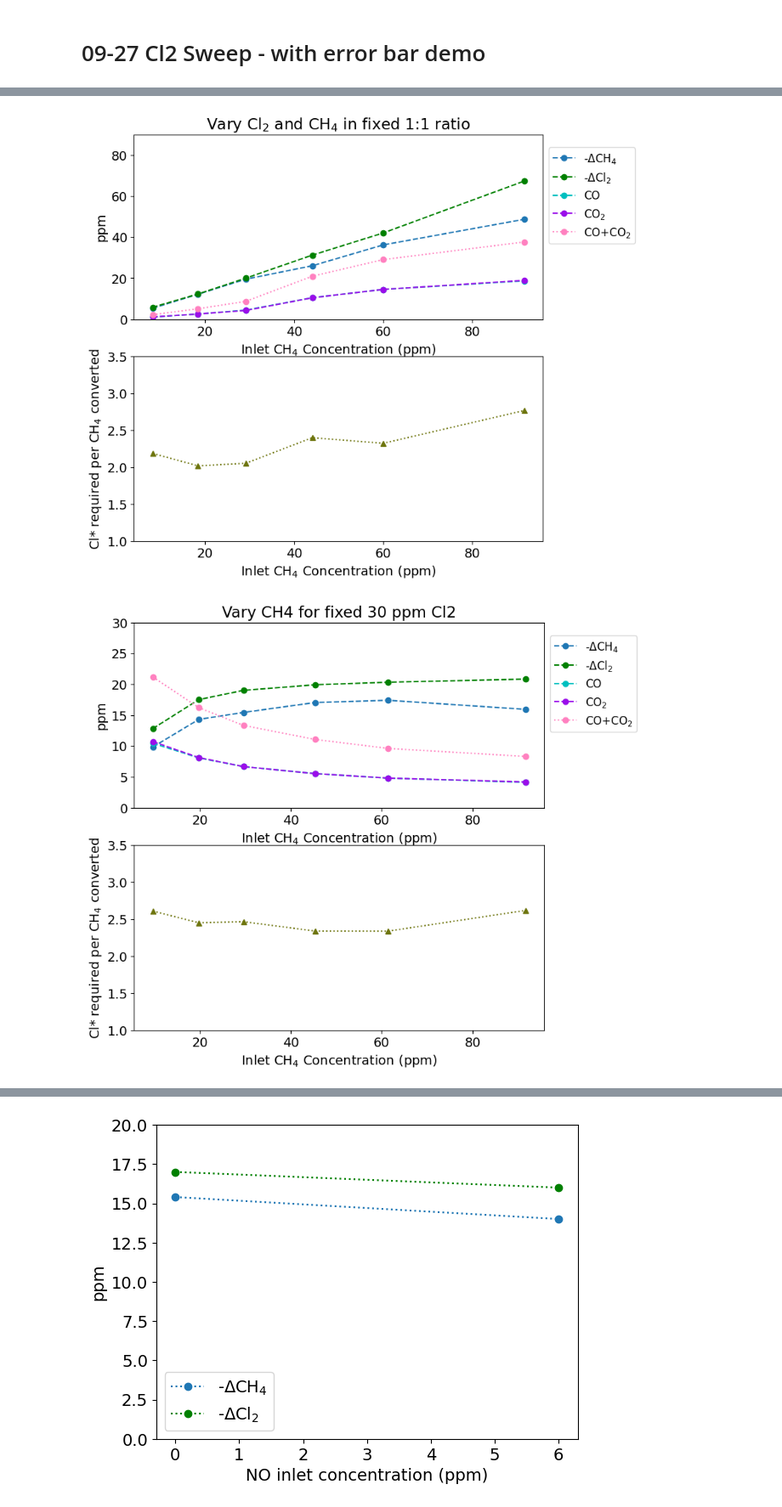
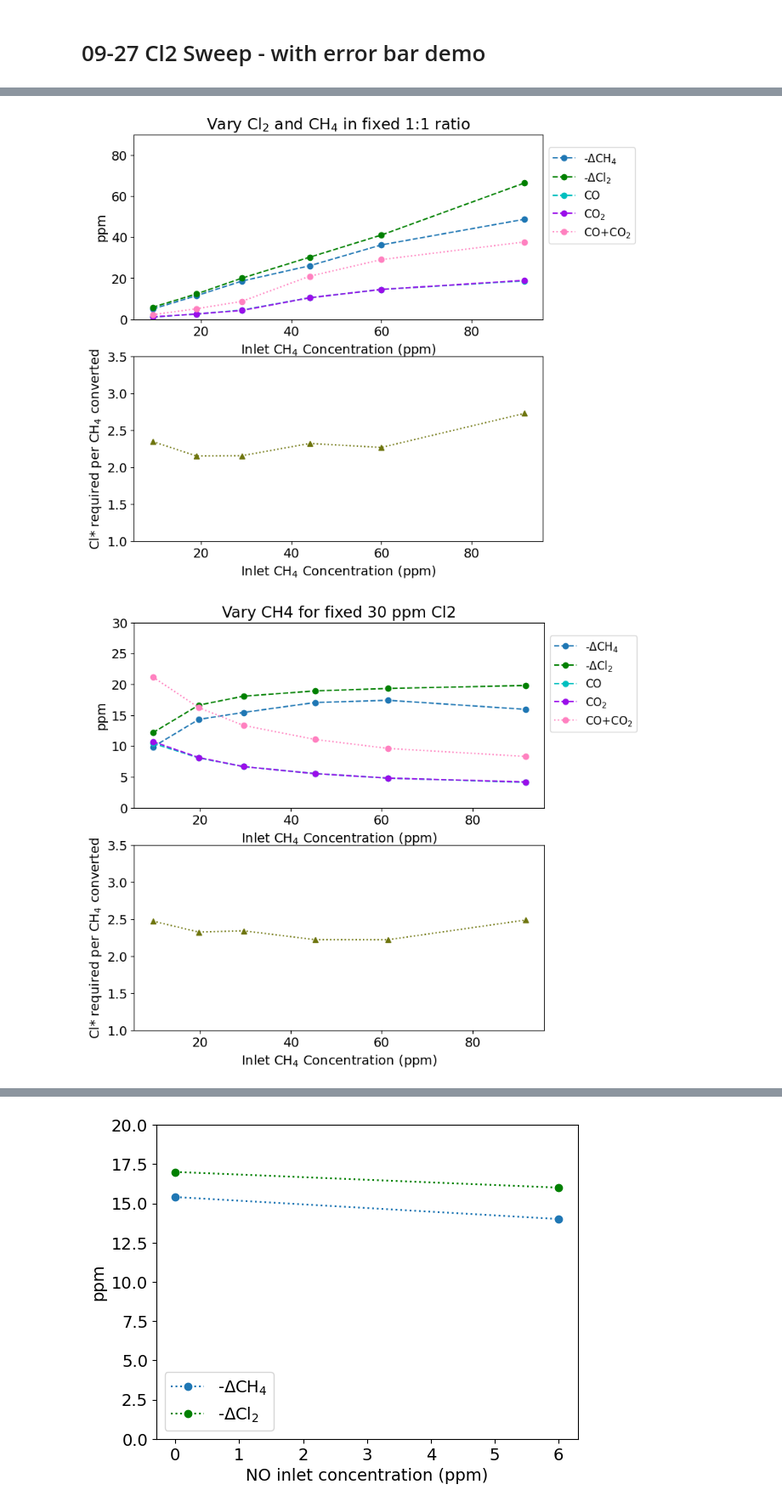
Before and after one commit to richardsrandall/Fall-2024-Cl2, a Jupyter notebook: 09-29 Cl2 Campaign Redo 1/09-29_plot_cl2_data.ipynb, the cells around one changed output, grey strips where cells are left out. Shown at 85% size. Drawn from its saved outputs; the diff is of its cells as text; code cells hidden in the pictures.

```diff
--- a/09-29 Cl2 Campaign Redo 1/09-29_plot_cl2_data.ipynb
+++ b/09-29 Cl2 Campaign Redo 1/09-29_plot_cl2_data.ipynb
@@ -167,9 +173,9 @@ conversion_data = all_conversion_data[all_conversion_data["experiment_name"].isi
 conversion_data = conversion_data[(conversion_data["experiment_name"]!="09-19-24 Vary Cl2 (5-30 ppm) at Fixed CH4") | (abs(conversion_data["Cl2 LabJack: Cl2 Node A (ppm) baseline"]-30)<2)]
 conversion_data=conversion_data.sort_values(by='Cl2 LabJack: Cl2 Node A (ppm) baseline',ascending=True)
 
-conversion_data=conversion_data.sort_values(by='FTIR: CH4 (ppm) baseline',ascending=True)
-ch4_conversions = conversion_data['FTIR: CH4 (ppm) conversion']
-inlet_ch4 = conversion_data['FTIR: CH4 (ppm) baseline']
+conversion_data=conversion_data.sort_values(by='Selected: CH4 (ppm) baseline',ascending=True)
+ch4_conversions = conversion_data['Selected: CH4 (ppm) conversion']
+inlet_ch4 = conversion_data['Selected: CH4 (ppm) baseline']
 start_times = conversion_data['start_time']
 
 # Extract the means for each bypass period
@@ -179,11 +185,13 @@ co = [float(means[means.closest_start_time==t]['FTIR: CO (ppm)']) for t in start
 
 # Calculate the chlorine conversions -- either raw, or taking the conversion from the nodes but taking the baseline value from the MFC setpoint
 if not use_nominal_cl2:
+    inlet_cl2 = conversion_data['Cl2 LabJack: Cl2 Node A (ppm) baseline']
     cl2_conversions = conversion_data['Cl2 LabJack: Cl2 Node A (ppm) conversion']
 else:
     tanks = [(100 if ('10-20' in name) or ('5-30' in name) else 1000) for name in conversion_data['experiment_name']]
     nom_cl2 = [(tank/200.0)*float(means[means.closest_start_time==t]['Cl2 MFC: Setpoint Entry']) for t,tank in zip(start_times,tanks)]
     cl2_conversions = [conv*(nom/baseline) for nom,conv,baseline in zip(nom_cl2,conversion_data['Cl2 LabJack: Cl2 Node A (ppm) conversion'],conversion_data['Cl2 LabJack: Cl2 Node A (ppm) baseline'])]
+    inlet_cl2 = nom_cl2
 #print(nom_cl2,'\n',list(conversion_data['Cl2 LabJack: Cl2 Node A (ppm) baseline']),'\n',list(conversion_data['Cl2 LabJack: Cl2 Node A (ppm) conversion']),'\n',cl2_conversions)
 
 # Setup subplots
@@ -196,6 +204,8 @@ ax1.plot(inlet_ch4,cl2_conversions,label='-$\Delta$Cl$_2$',color='g',marker='o',
 ax1.plot(inlet_ch4,co,label='CO',color='c',marker='o',linestyle='--')
 ax1.plot(inlet_ch4,co2,label='CO$_2$',color='xkcd:violet',marker='o',linestyle='--')
 ax1.plot(inlet_ch4,[a+b for a,b in zip(co,co2)],label='CO+CO$_2$',color='xkcd:pink',linestyle=':',marker='o')
+#ax1.plot(inlet_ch4,inlet_cl2,'k*:',label='Inlet Cl2')
+#ax1.plot([0,90],[0,90],'m*:',label='Slope = 1')
 ax1.set_ylabel("ppm")
 ax1.set_xlabel("Inlet CH$_4$ Concentration (ppm)")
 ax1.set_ylim(0,90)
@@ -213,7 +223,7 @@ ax2.set_ylim(1,3.5)
 ax1.set_title("Vary Cl$_2$ and CH$_4$ in fixed 1:1 ratio")
 plt.show()
 # %% [output]
-[figure, old version]
+[figure, new version]
 # %%
 # Very methane for fixed Cl2
 bypass_data = all_bypass_data[all_bypass_data["experiment_name"]=="09-30-24 Sweep CH4 (10-90 ppm)"]
@@ -222,9 +232,9 @@ conversion_data = all_conversion_data[all_conversion_data["experiment_name"]=="0
 #conversion_data = all_conversion_data[all_conversion_data["experiment_name"].str.contains("09-19-24 Sweep 1-to-1 Cl2 and CH4")]
 conversion_data=conversion_data.sort_values(by='Cl2 LabJack: Cl2 Node A (ppm) baseline',ascending=True)
 
-conversion_data=conversion_data.sort_values(by='FTIR: CH4 (ppm) baseline',ascending=True)
-ch4_conversions = conversion_data['FTIR: CH4 (ppm) conversion']
-inlet_ch4 = conversion_data['FTIR: CH4 (ppm) baseline']
+conversion_data=conversion_data.sort_values(by='Selected: CH4 (ppm) baseline',ascending=True)
+ch4_conversions = conversion_data['Selected: CH4 (ppm) conversion']
+inlet_ch4 = conversion_data['Selected: CH4 (ppm) baseline']
 start_times = conversion_data['start_time']
 
 # Extract the means for each bypass period
@@ -240,34 +250,34 @@ else:
     cl2_conversions = [conv*(nom/baseline) for nom,conv,baseline in zip(nom_cl2,conversion_data['Cl2 LabJack: Cl2 Node A (ppm) conversion'],conversion_data['Cl2 LabJack: Cl2 Node A (ppm) baseline'])]
 #print(nom_cl2,'\n',list(conversion_data['Cl2 LabJack: Cl2 Node A (ppm) baseline']),'\n',list(conversion_data['Cl2 LabJack: Cl2 Node A (ppm) conversion']),'\n',cl2_conversions)
 
 # Setup subplots
 plt.rcParams.update({'font.size': 14})
 (fig,(ax1,ax2)) = plt.subplots(nrows=2,figsize=(8,8),sharex=True)
 
 # Make the first plot
 ax1.plot(inlet_ch4,ch4_conversions,label='-$\Delta$CH$_4$',marker='o',linestyle='--')
 ax1.plot(inlet_ch4,cl2_conversions,label='-$\Delta$Cl$_2$',color='g',marker='o',linestyle='--')
 ax1.plot(inlet_ch4,co,label='CO',color='c',marker='o',linestyle='--')
 ax1.plot(inlet_ch4,co2,label='CO$_2$',color='xkcd:violet',marker='o',linestyle='--')
 ax1.plot(inlet_ch4,[a+b for a,b in zip(co,co2)],label='CO+CO$_2$',color='xkcd:pink',linestyle=':',marker='o')
 ax1.set_ylabel("ppm")
 ax1.set_xlabel("Inlet CH$_4$ Concentration (ppm)")
 ax1.set_ylim(0,30)
 ax1.legend(fontsize=12,loc='lower left',bbox_to_anchor=(1,0.38))
 ax1.xaxis.set_tick_params(labelbottom=True)
 
 # Make the second plot
 ch4_per_cl_star = [2*b/a for a,b in zip(ch4_conversions,cl2_conversions)]
 ax2.plot(inlet_ch4,ch4_per_cl_star,label="CH$_4$ Converted per Cl*",color='xkcd:olive',linestyle=':',marker='^')
 ax2.set_ylabel("Cl* required per CH$_4$ converted")
 ax2.set_xlabel("Inlet CH$_4$ Concentration (ppm)")
 ax2.xaxis.set_tick_params(labelbottom=True)
 ax2.set_ylim(1,3.5)
 
 ax1.set_title("Vary CH4 for fixed 30 ppm Cl2")
 plt.show()
 # %% [output]
-[figure, old version]
+[figure, new version]
 # %%
 # Whittle it down to the experiments we want
 bypass_data = all_bypass_data[all_bypass_data["experiment_name"]=='10-01-24 Sweep Toluene']
```
Also changed, not shown: parts of 6 cells of this notebook, 7 other files.
